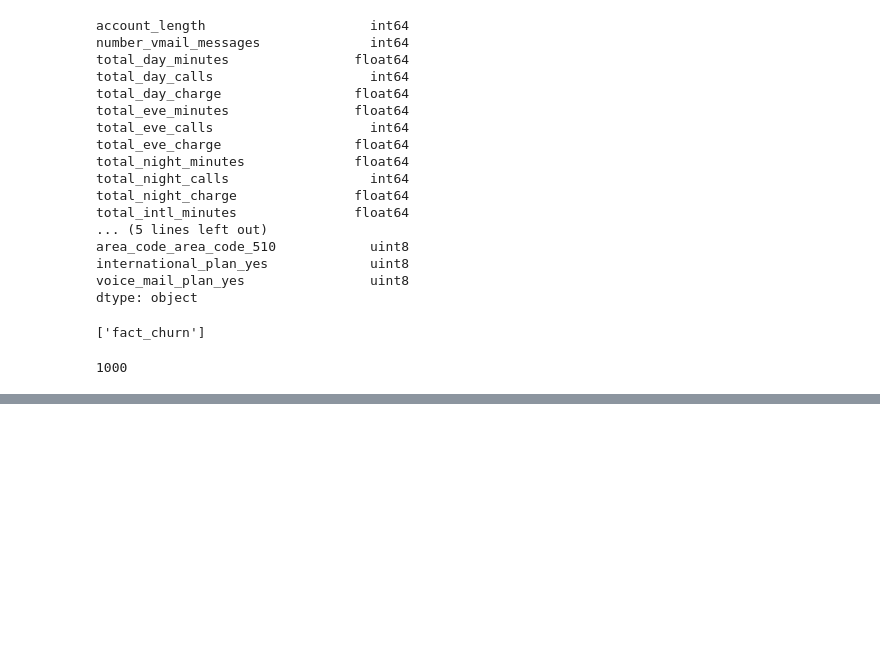
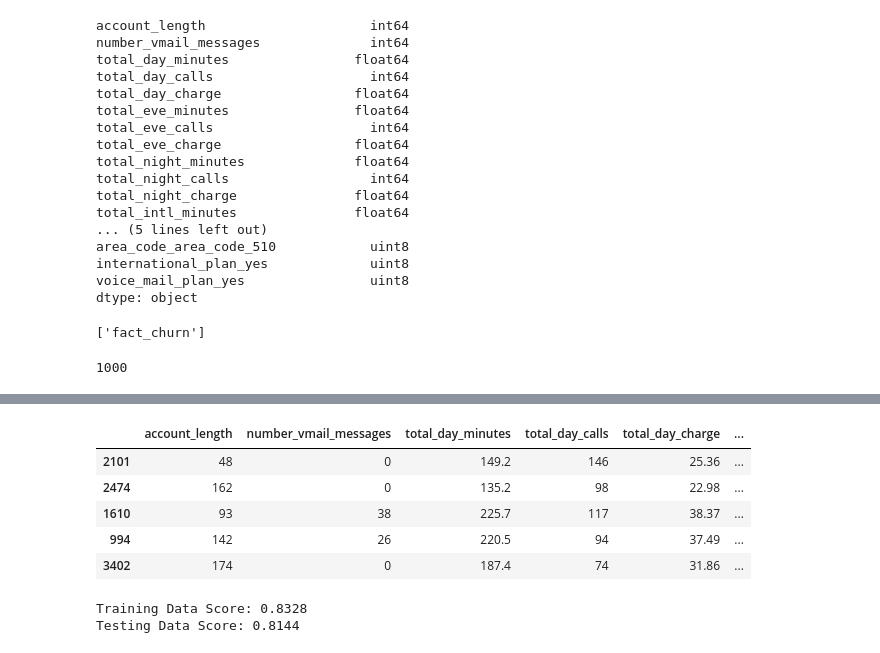
Before and after one commit to rita-s/customer-churn-prediction, a Jupyter notebook: main.ipynb, the cells around one changed output, grey strips where cells are left out. Saved outputs shown, nothing was run; the diff lists cells and outputs as text; code cells hidden in the pictures; blank space fills up the shorter version.

```diff
--- a/main.ipynb
+++ b/main.ipynb
@@ -303,3 +303,5 @@ else: print("Thank you!")
 # TF RFC - Rita
 # Logistic Regression - Kirran
 # KNN Yevgeniy
+df = ml_df.drop(["area_code_area_code_415","area_code_area_code_510"], axis = 1)
+df
@@ -305,0 +337,29 @@ else: print("Thank you!")
+# %%
+# Split the data into X_train, X_test, y_train, y_test
+X = df.drop(['churn'], axis=1)
+y = df['churn'].values
+
+X_train, X_test, y_train, y_test = train_test_split(X, y, random_state=42, test_size = 0.25)
+
+scaler = StandardScaler().fit(X_train)
+X_train_scaled = scaler.transform(X_train)
+X_test_scaled = scaler.transform(X_test)
+
+X.sample(5)
+# %% [output]
+|  | account_length | number_vmail_messages | total_day_minutes | total_day_calls | total_day_charge | ... |
+| 2101 | 48 | 0 | 149.2 | 146 | 25.36 | ... |
+| 2474 | 162 | 0 | 135.2 | 98 | 22.98 | ... |
+| 1610 | 93 | 38 | 225.7 | 117 | 38.37 | ... |
+| 994 | 142 | 26 | 220.5 | 94 | 37.49 | ... |
+| 3402 | 174 | 0 | 187.4 | 74 | 31.86 | ... |
+# %%
+# Train a Logistic Regression model print the model score
+log = LogisticRegression(max_iter=10000, solver='saga', penalty='elasticnet', l1_ratio=0.9)
+log.fit(X_train_scaled, y_train)
+
+print(f"Training Data Score: {log.score(X_train_scaled, y_train)}")
+print(f"Testing Data Score: {log.score(X_test_scaled, y_test)}")
+# %% [output]
+Training Data Score: 0.8328
+Testing Data Score: 0.8144
```
Also changed, not shown: parts of 2 cells of this notebook.
